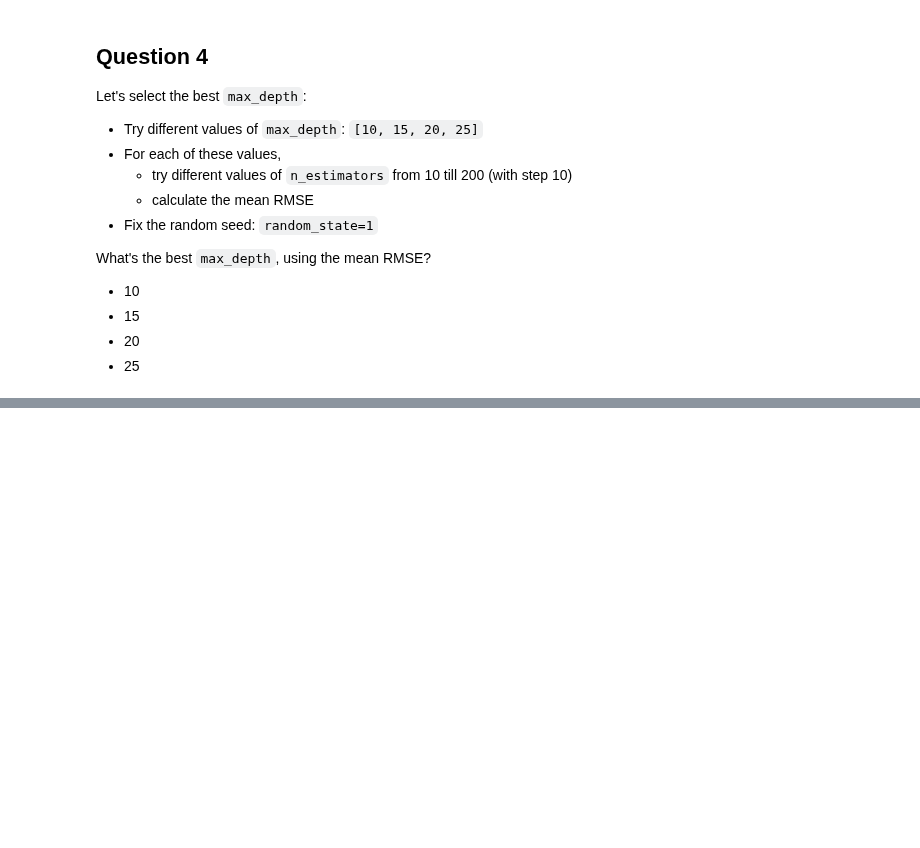
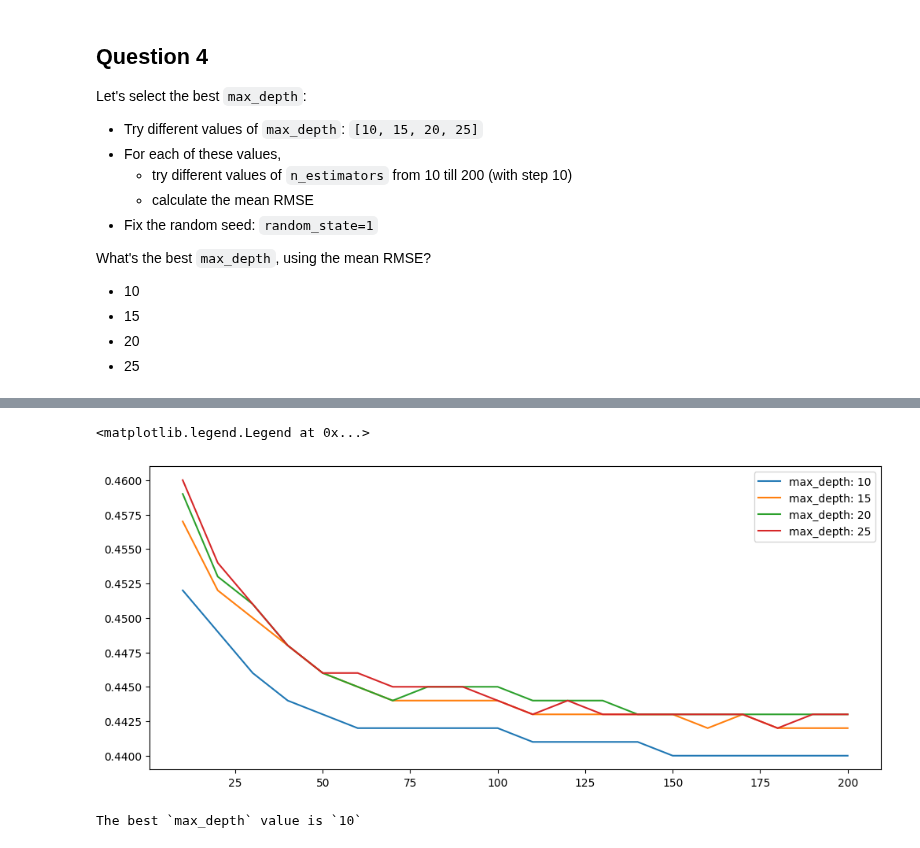
Before and after one commit to ArkadiyShuvaev/machine-learning-zoomcamp, a Jupyter notebook: src/06-trees/06-trees.ipynb, the cells around one changed output, grey strips where cells are left out. Cells and saved outputs as stored; diff of their text form; code cells hidden in the pictures; blank space fills up the shorter version.

```diff
--- a/src/06-trees/06-trees.ipynb
+++ b/src/06-trees/06-trees.ipynb
@@ -401,3 +401,21 @@ What's the best `max_depth`, using the mean RMSE?
 * 15
 * 20
 * 25
+# %%
+rmse_results = []
+
+for max_depth in [10, 15, 20, 25]:
+    for n_estimators in range(10, 201, 10):
+        rf_regressor = RandomForestRegressor(
+            max_depth=max_depth,
+            n_estimators=n_estimators,
+            random_state=1,
+            n_jobs=-1
+        )
+
+        rf_regressor.fit(X_train, y_train)
+        y_val_pred = rf_regressor.predict(X_validation)
+
+        rmse = math.sqrt(np.mean((y_validation - y_val_pred)**2))
+
+        rmse_results.append((max_depth, n_estimators, rmse))
@@ -403,0 +426,5 @@ What's the best `max_depth`, using the mean RMSE?
+# %%
+df_rmse_results = pd.DataFrame(rmse_results, columns=["max_depth", "n_estimators", "rmse"])
+# %%
+df_rmse_results["rmse_rounded"] = df_rmse_results["rmse"].round(3)
+df_rmse_results.head()
@@ -403,0 +438,17 @@ What's the best `max_depth`, using the mean RMSE?
+# %%
+plt.figure(figsize=(12, 5))
+
+for max_depth in [10, 15, 20, 25]:
+    df_subset = df_rmse_results[df_rmse_results["max_depth"] == max_depth]
+    plt.plot(df_subset["n_estimators"],
+        df_subset["rmse_rounded"],
+        label="max_depth: %d" % max_depth)
+
+plt.legend()
+# %% [output]
+<matplotlib.legend.Legend at 0x...>
+[figure, added]
+# %%
+print("The best `max_depth` value is `10`")
+# %% [output]
+The best `max_depth` value is `10`
```
Also changed, not shown: parts of 6 cells of this notebook.
